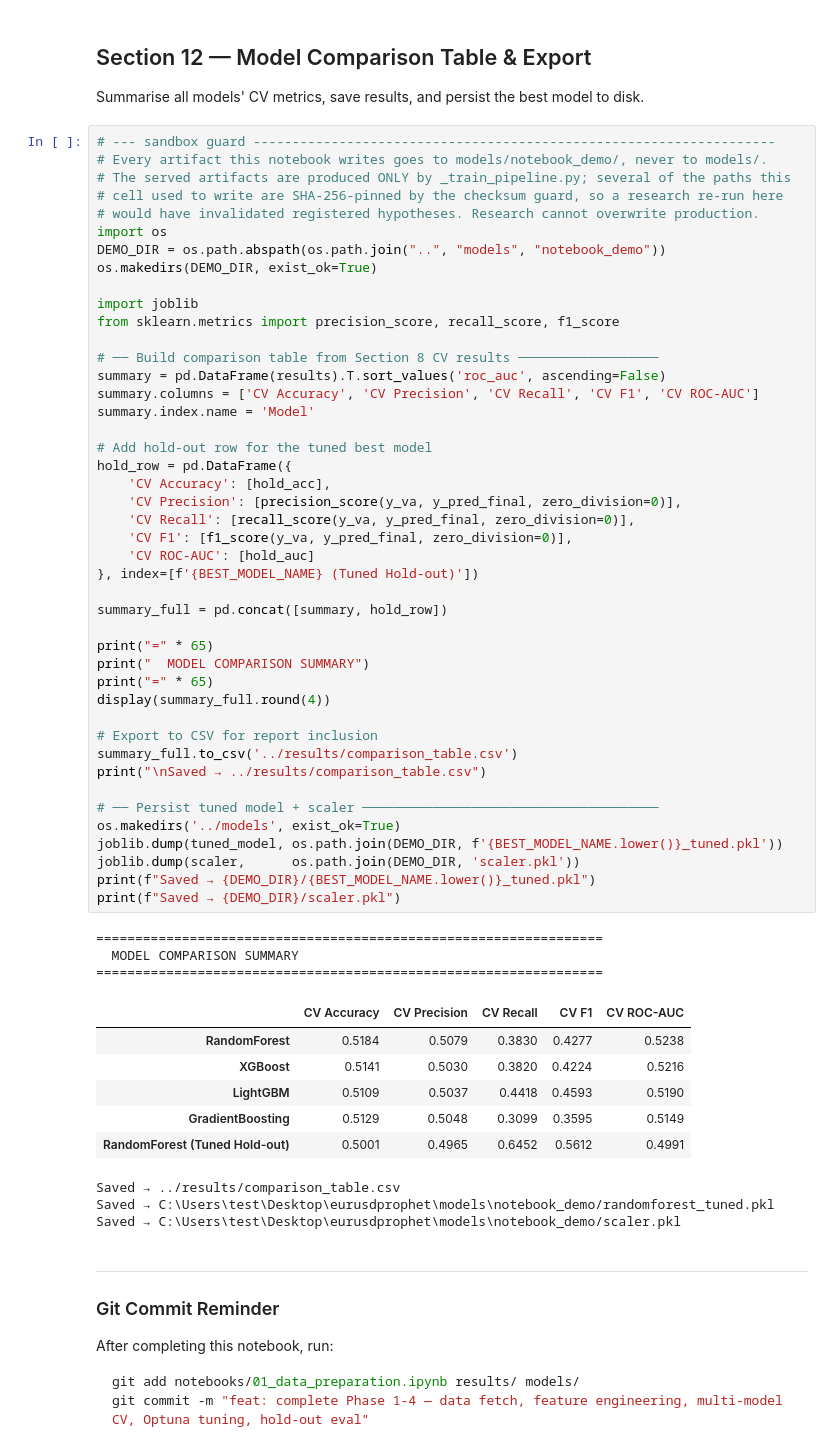
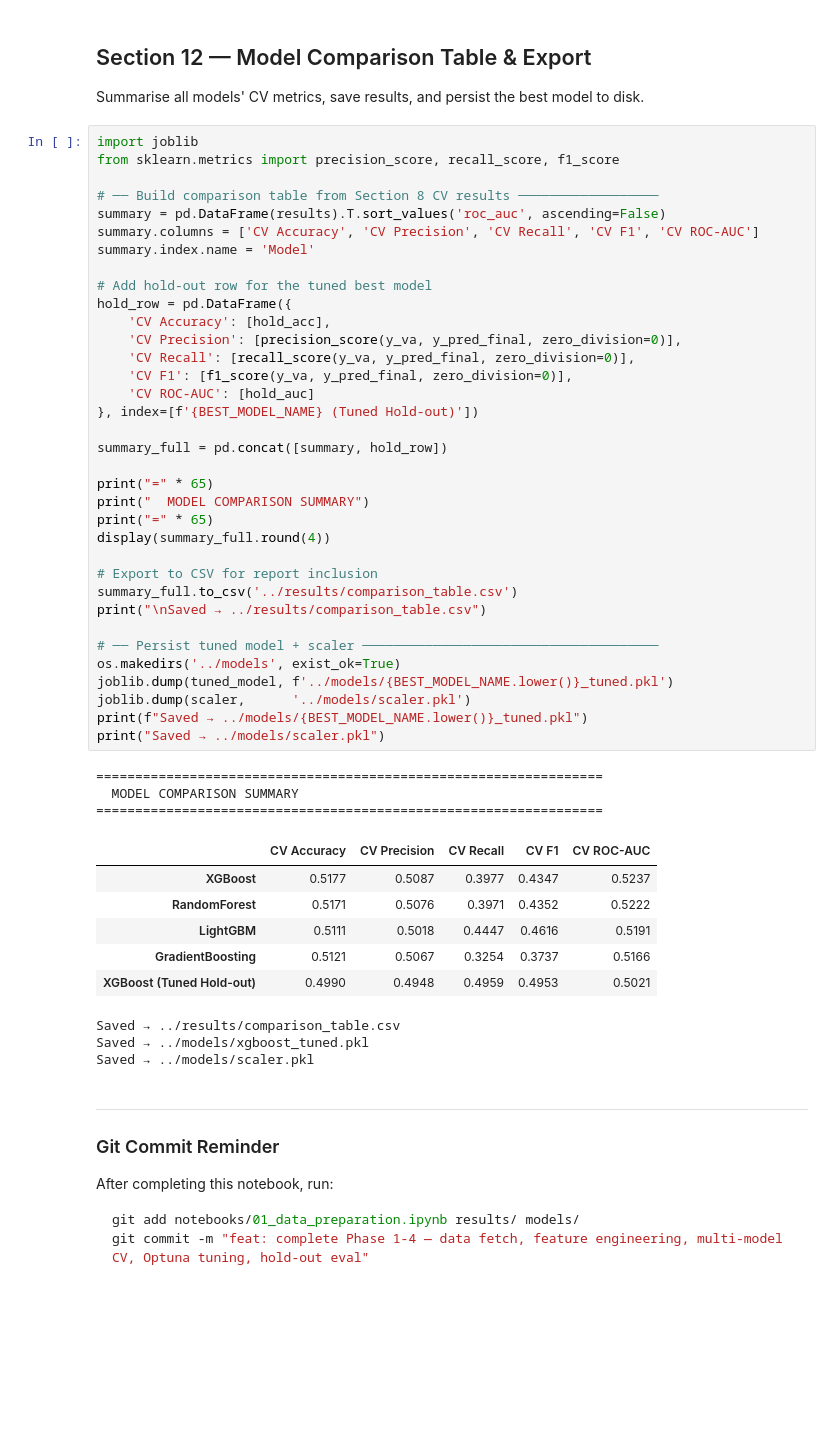
Before and after one commit to velizarMitov/EURUSD-prophet, a Jupyter notebook: notebooks/01_data_preparation.ipynb, the cells around one changed output. Cells and saved outputs as stored; diff of their text form; blank space fills up the shorter version.

```diff
--- a/notebooks/01_data_preparation.ipynb
+++ b/notebooks/01_data_preparation.ipynb
@@ -1238,15 +1161,6 @@ Saved → ../results/05_residual_analysis.png
 ## Section 12 — Model Comparison Table & Export
 Summarise all models' CV metrics, save results, and persist the best model to disk.
 # %%
-# --- sandbox guard -------------------------------------------------------------------
-# Every artifact this notebook writes goes to models/notebook_demo/, never to models/.
-# The served artifacts are produced ONLY by _train_pipeline.py; several of the paths this
-# cell used to write are SHA-256-pinned by the checksum guard, so a research re-run here
-# would have invalidated registered hypotheses. Research cannot overwrite production.
-import os
-DEMO_DIR = os.path.abspath(os.path.join("..", "models", "notebook_demo"))
-os.makedirs(DEMO_DIR, exist_ok=True)
-
 import joblib
 from sklearn.metrics import precision_score, recall_score, f1_score
 
@@ -1255,45 +1169,45 @@ summary = pd.DataFrame(results).T.sort_values('roc_auc', ascending=False)
 summary.columns = ['CV Accuracy', 'CV Precision', 'CV Recall', 'CV F1', 'CV ROC-AUC']
 summary.index.name = 'Model'
 
 # Add hold-out row for the tuned best model
 hold_row = pd.DataFrame({
     'CV Accuracy': [hold_acc],
     'CV Precision': [precision_score(y_va, y_pred_final, zero_division=0)],
     'CV Recall': [recall_score(y_va, y_pred_final, zero_division=0)],
     'CV F1': [f1_score(y_va, y_pred_final, zero_division=0)],
     'CV ROC-AUC': [hold_auc]
 }, index=[f'{BEST_MODEL_NAME} (Tuned Hold-out)'])
 
 summary_full = pd.concat([summary, hold_row])
 
 print("=" * 65)
 print("  MODEL COMPARISON SUMMARY")
 print("=" * 65)
 display(summary_full.round(4))
 
 # Export to CSV for report inclusion
 summary_full.to_csv('../results/comparison_table.csv')
 print("\nSaved → ../results/comparison_table.csv")
 
 # ── Persist tuned model + scaler ──────────────────────────────────────
 os.makedirs('../models', exist_ok=True)
-joblib.dump(tuned_model, os.path.join(DEMO_DIR, f'{BEST_MODEL_NAME.lower()}_tuned.pkl'))
-joblib.dump(scaler,      os.path.join(DEMO_DIR, 'scaler.pkl'))
-print(f"Saved → {DEMO_DIR}/{BEST_MODEL_NAME.lower()}_tuned.pkl")
-print(f"Saved → {DEMO_DIR}/scaler.pkl")
+joblib.dump(tuned_model, f'../models/{BEST_MODEL_NAME.lower()}_tuned.pkl')
+joblib.dump(scaler,      '../models/scaler.pkl')
+print(f"Saved → ../models/{BEST_MODEL_NAME.lower()}_tuned.pkl")
+print("Saved → ../models/scaler.pkl")
 # %% [output]
 =================================================================
   MODEL COMPARISON SUMMARY
 =================================================================
 |  | CV Accuracy | CV Precision | CV Recall | CV F1 | CV ROC-AUC |
-| RandomForest | 0.5184 | 0.5079 | 0.3830 | 0.4277 | 0.5238 |
-| XGBoost | 0.5141 | 0.5030 | 0.3820 | 0.4224 | 0.5216 |
-| LightGBM | 0.5109 | 0.5037 | 0.4418 | 0.4593 | 0.5190 |
-| GradientBoosting | 0.5129 | 0.5048 | 0.3099 | 0.3595 | 0.5149 |
-| RandomForest (Tuned Hold-out) | 0.5001 | 0.4965 | 0.6452 | 0.5612 | 0.4991 |
+| XGBoost | 0.5177 | 0.5087 | 0.3977 | 0.4347 | 0.5237 |
+| RandomForest | 0.5171 | 0.5076 | 0.3971 | 0.4352 | 0.5222 |
+| LightGBM | 0.5111 | 0.5018 | 0.4447 | 0.4616 | 0.5191 |
+| GradientBoosting | 0.5121 | 0.5067 | 0.3254 | 0.3737 | 0.5166 |
+| XGBoost (Tuned Hold-out) | 0.4990 | 0.4948 | 0.4959 | 0.4953 | 0.5021 |
 Saved → ../results/comparison_table.csv
-Saved → C:\Users\test\Desktop\eurusdprophet\models\notebook_demo/randomforest_tuned.pkl
-Saved → C:\Users\test\Desktop\eurusdprophet\models\notebook_demo/scaler.pkl
+Saved → ../models/xgboost_tuned.pkl
+Saved → ../models/scaler.pkl
 # %% [markdown]
 ---
 ### Git Commit Reminder
```
Also changed, not shown: parts of 55 cells of this notebook, 13 other files.
